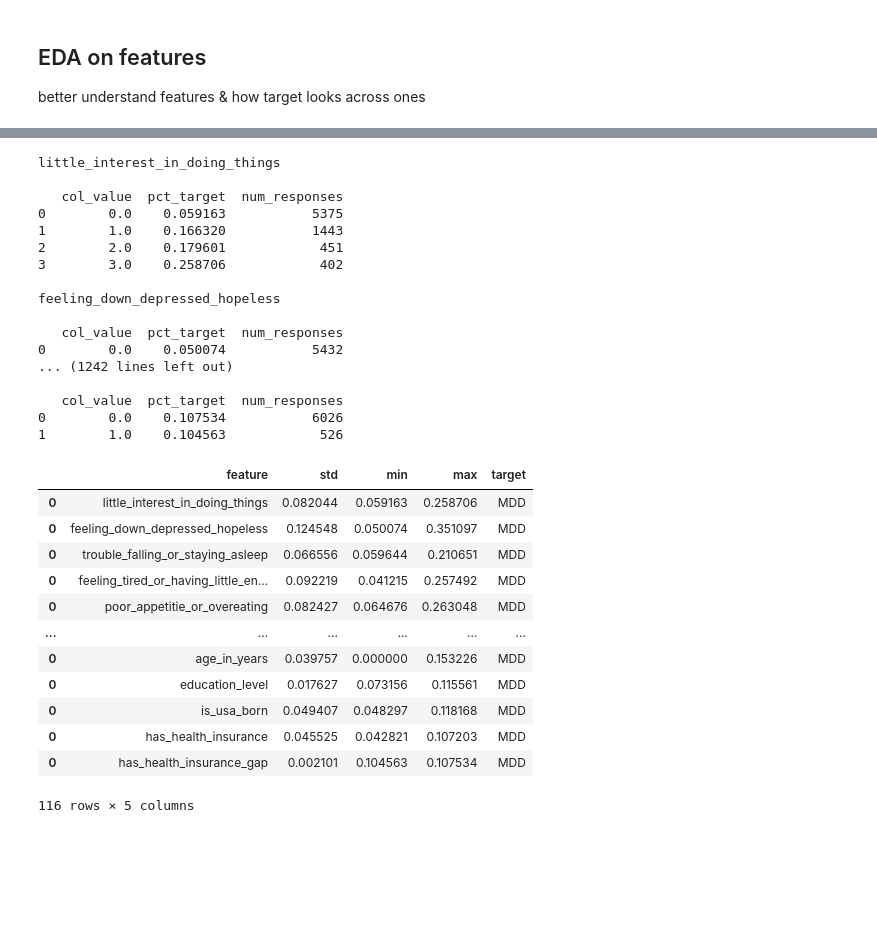
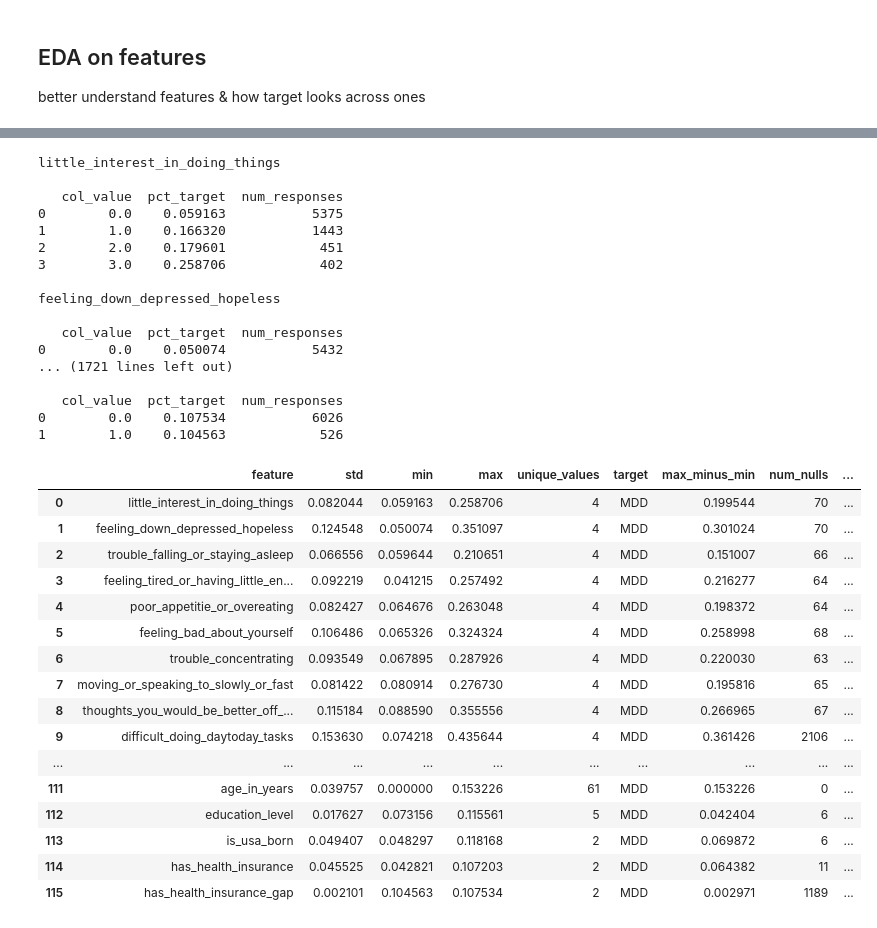
Before and after one commit to orenscarmeli/capstone210-ppd-carmeli_chari_hand_lee, a Jupyter notebook: eda/survey_data_eda_final.ipynb, the cells around one changed output, grey strips where cells are left out. Saved outputs shown, nothing was run; the diff lists cells and outputs as text; code cells hidden in the pictures; blank space fills up the shorter version.

```diff
--- a/eda/survey_data_eda_final.ipynb
+++ b/eda/survey_data_eda_final.ipynb
@@ -257,0 +262,3 @@ len(candidate_features)
+# %%
+pd.set_option('display.max_rows', 1000)
+#pd.reset_option('^display.', silent=True)
@@ -265,7 +317,7 @@ def univariate_analysis(
     columns = dep_screener_cols,
     target_col = 'MDD'):
 
-    col_std = pd.DataFrame(columns=['feature','std','min','max','target'])
+    col_std = pd.DataFrame(columns=['feature','std','min','max','unique_values','target','max_minus_min'])
 
     # MDD coverage by feature
     for col in columns:
@@ -280,11 +332,13 @@ def univariate_analysis(
 
         column_traits = pd.DataFrame({
             'feature':[col],
-            'std':[univariate['pct_target'].std()],
-            'min':[univariate['pct_target'].min()],
-            'max':[univariate['pct_target'].max()],
+            'std':[univariate[univariate['num_responses'] >= 30]['pct_target'].std()],
+            'min':[univariate[univariate['num_responses'] >= 30]['pct_target'].min()],
+            'max':[univariate[univariate['num_responses'] >= 30]['pct_target'].max()],
+            'unique_values':[univariate[univariate['num_responses'] >= 30].shape[0]],
             'target':[target_col]
         })
+        column_traits['max_minus_min'] = column_traits['max'] - column_traits['min']
 
         col_std = pd.concat([col_std,column_traits])
 
@@ -304,24 +358,29 @@ feeling_down_depressed_hopeless
 
    col_value  pct_target  num_responses
 0        0.0    0.050074           5432
-... (1242 lines left out)
+... (1721 lines left out)
 
    col_value  pct_target  num_responses
 0        0.0    0.107534           6026
 1        1.0    0.104563            526
-# %%
-univariate_stats
-# %% [output]
-|  | feature | std | min | max | target |
-| 0 | little_interest_in_doing_things | 0.082044 | 0.059163 | 0.258706 | MDD |
-| 0 | feeling_down_depressed_hopeless | 0.124548 | 0.050074 | 0.351097 | MDD |
-| 0 | trouble_falling_or_staying_asleep | 0.066556 | 0.059644 | 0.210651 | MDD |
-| 0 | feeling_tired_or_having_little_en... | 0.092219 | 0.041215 | 0.257492 | MDD |
-| 0 | poor_appetitie_or_overeating | 0.082427 | 0.064676 | 0.263048 | MDD |
-| ... | ... | ... | ... | ... | ... |
-| 0 | age_in_years | 0.039757 | 0.000000 | 0.153226 | MDD |
-| 0 | education_level | 0.017627 | 0.073156 | 0.115561 | MDD |
-| 0 | is_usa_born | 0.049407 | 0.048297 | 0.118168 | MDD |
-| 0 | has_health_insurance | 0.045525 | 0.042821 | 0.107203 | MDD |
-| 0 | has_health_insurance_gap | 0.002101 | 0.104563 | 0.107534 | MDD |
-116 rows × 5 columns
+# %%
+univariate_data = univariate_stats.merge(null_value_tot, left_on='feature', right_on='feature', how = 'left')
+univariate_data
+# %% [output]
+|  | feature | std | min | max | unique_values | target | max_minus_min | num_nulls | ... |
+| 0 | little_interest_in_doing_things | 0.082044 | 0.059163 | 0.258706 | 4 | MDD | 0.199544 | 70 | ... |
+| 1 | feeling_down_depressed_hopeless | 0.124548 | 0.050074 | 0.351097 | 4 | MDD | 0.301024 | 70 | ... |
+| 2 | trouble_falling_or_staying_asleep | 0.066556 | 0.059644 | 0.210651 | 4 | MDD | 0.151007 | 66 | ... |
+| 3 | feeling_tired_or_having_little_en... | 0.092219 | 0.041215 | 0.257492 | 4 | MDD | 0.216277 | 64 | ... |
+| 4 | poor_appetitie_or_overeating | 0.082427 | 0.064676 | 0.263048 | 4 | MDD | 0.198372 | 64 | ... |
+| 5 | feeling_bad_about_yourself | 0.106486 | 0.065326 | 0.324324 | 4 | MDD | 0.258998 | 68 | ... |
+| 6 | trouble_concentrating | 0.093549 | 0.067895 | 0.287926 | 4 | MDD | 0.220030 | 63 | ... |
+| 7 | moving_or_speaking_to_slowly_or_fast | 0.081422 | 0.080914 | 0.276730 | 4 | MDD | 0.195816 | 65 | ... |
+| 8 | thoughts_you_would_be_better_off_... | 0.115184 | 0.088590 | 0.355556 | 4 | MDD | 0.266965 | 67 | ... |
+| 9 | difficult_doing_daytoday_tasks | 0.153630 | 0.074218 | 0.435644 | 4 | MDD | 0.361426 | 2106 | ... |
+| ... | ... | ... | ... | ... | ... | ... | ... | ... | ... |
+| 111 | age_in_years | 0.039757 | 0.000000 | 0.153226 | 61 | MDD | 0.153226 | 0 | ... |
+| 112 | education_level | 0.017627 | 0.073156 | 0.115561 | 5 | MDD | 0.042404 | 6 | ... |
+| 113 | is_usa_born | 0.049407 | 0.048297 | 0.118168 | 2 | MDD | 0.069872 | 6 | ... |
+| 114 | has_health_insurance | 0.045525 | 0.042821 | 0.107203 | 2 | MDD | 0.064382 | 11 | ... |
+| 115 | has_health_insurance_gap | 0.002101 | 0.104563 | 0.107534 | 2 | MDD | 0.002971 | 1189 | ... |
```
Also changed, not shown: parts of 8 cells of this notebook.
